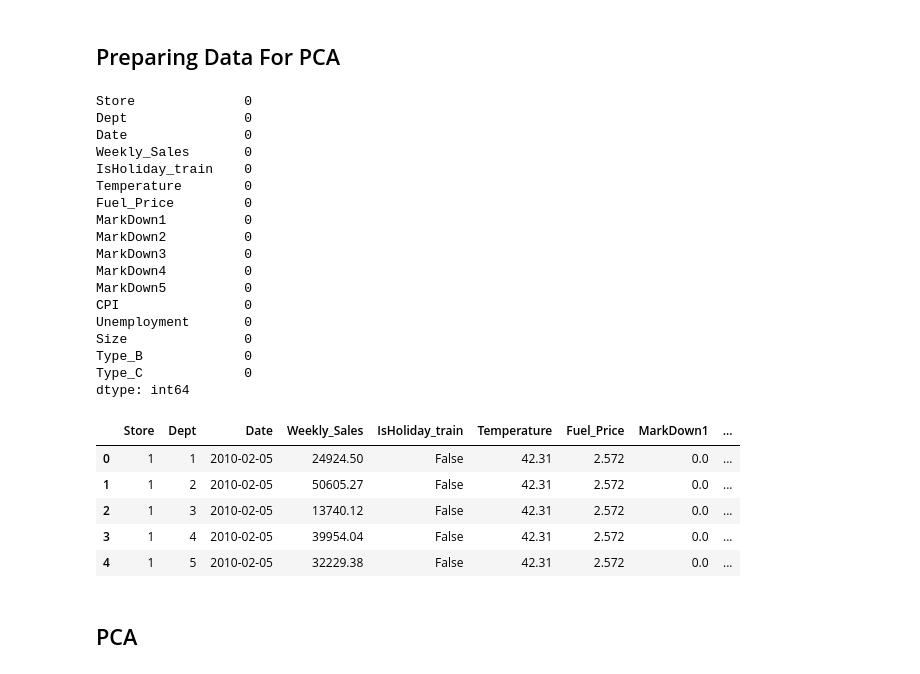
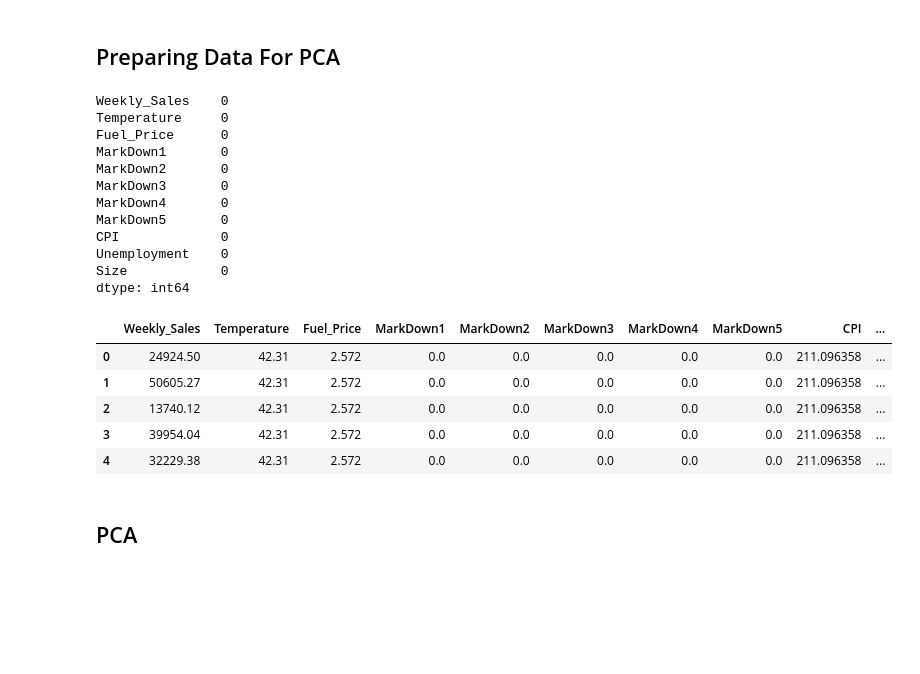
Before and after one commit to dimakazlouski/Walmart-Sales-Forecasting, a Jupyter notebook: Notebooks/01_Data_Exploration.ipynb, the cells around one changed output. Drawn from its saved outputs; the diff is of its cells as text; code cells hidden in the pictures; blank space fills up the shorter version.

```diff
--- a/Notebooks/01_Data_Exploration.ipynb
+++ b/Notebooks/01_Data_Exploration.ipynb
@@ -88,6 +88,10 @@ IsHoliday
 False    391909
 True      29661
 Name: count, dtype: int64
+# %%
+# Ensuring 'Date' columns are of datetime type
+train_df['Date'] = pd.to_datetime(train_df['Date'])
+features_df['Date'] = pd.to_datetime(features_df['Date'])
 # %% [markdown]
 Weekly Sales = Weekly Sales for a given department in a given store
 # %%
@@ -243,8 +247,14 @@ Confirming there isn't a huge difference between sales during non-holiday and ho
 
 MarkDowns represent different types of discounts Walmart applies to products.
 # %%
+# Convert 'Date' column to datetime if it's not already
+features_df['Date'] = pd.to_datetime(features_df['Date'])
+
+# Filter for one year (2012)
+filtered_df = features_df[(features_df['Date'] >= '2012-01-01') & (features_df['Date'] <= '2012-12-31')]
+
 # Resample data by week to get weekly sums or averages
-weekly_data = filtered_data.set_index('Date').resample('W').sum()
+weekly_data = filtered_df.set_index('Date').resample('W').sum()
 
 # Plot markdowns week-to-week
 weekly_data[['MarkDown1', 'MarkDown2', 'MarkDown3', 'MarkDown4', 'MarkDown5']].plot(figsize=(10,6))
@@ -354,54 +364,49 @@ plt.show()
 # %% [markdown]
 ## Preparing Data For PCA
 # %%
-# Merging the train, features, and stores datasets
+# Step 1: Merging the train, features, and stores datasets
 merged_df = pd.merge(train_df, features_df, on=['Store', 'Date'], suffixes=('_train', '_features'))
 merged_df = pd.merge(merged_df, stores_df, on='Store')
 
-# Handling the duplicate 'IsHoliday' column
+# Step 2: Handling the duplicate 'IsHoliday' column (dropping one)
 merged_df = merged_df.drop(columns=['IsHoliday_features'])
 
-# Filling missing values- MarkDown columns with 0 (as missing likely means no markdown)
+# Step 3: Filling missing values - MarkDown columns with 0 (as missing likely means no markdown)
 markdown_cols = ['MarkDown1', 'MarkDown2', 'MarkDown3', 'MarkDown4', 'MarkDown5']
 merged_df[markdown_cols] = merged_df[markdown_cols].fillna(0)
 
-# Filling missing values for other numerical columns with the mean
+# Step 4: Filling missing values for other numerical columns with the mean
 numerical_cols = merged_df.select_dtypes(include=['float64', 'int64']).columns
 merged_df[numerical_cols] = merged_df[numerical_cols].fillna(merged_df[numerical_cols].mean())
 
-# Handling categorical variables- convert 'Type' into dummy variables
+# Step 5: Handling categorical variables - convert 'Type' into dummy variables
 merged_df = pd.get_dummies(merged_df, columns=['Type'], drop_first=True)
 
+# Step 6: Dropping unnecessary or redundant columns (IsHoliday_train, Store, Dept, Size)
+merged_df = merged_df.drop(columns=['IsHoliday_train', 'Store', 'Dept', 'Type_B', 'Type_C', 'Date'])
+
+# Check for missing values and display a preview of the updated dataframe
 print(merged_df.isnull().sum())
-
-#pd.set_option('display.max_rows', None)  # Set None to display all rows
-#pd.set_option('display.max_columns', None)  # Set None to display all columns
 merged_df.head()
 # %% [output]
-Store              0
-Dept               0
-Date               0
-Weekly_Sales       0
-IsHoliday_train    0
-Temperature        0
-Fuel_Price         0
-MarkDown1          0
-MarkDown2          0
-MarkDown3          0
-MarkDown4          0
-MarkDown5          0
-CPI                0
-Unemployment       0
-Size               0
-Type_B             0
-Type_C             0
+Weekly_Sales    0
+Temperature     0
+Fuel_Price      0
+MarkDown1       0
+MarkDown2       0
+MarkDown3       0
+MarkDown4       0
+MarkDown5       0
+CPI             0
+Unemployment    0
+Size            0
 dtype: int64
-|  | Store | Dept | Date | Weekly_Sales | IsHoliday_train | Temperature | Fuel_Price | MarkDown1 | ... |
-| 0 | 1 | 1 | 2010-02-05 | 24924.50 | False | 42.31 | 2.572 | 0.0 | ... |
-| 1 | 1 | 2 | 2010-02-05 | 50605.27 | False | 42.31 | 2.572 | 0.0 | ... |
-| 2 | 1 | 3 | 2010-02-05 | 13740.12 | False | 42.31 | 2.572 | 0.0 | ... |
-| 3 | 1 | 4 | 2010-02-05 | 39954.04 | False | 42.31 | 2.572 | 0.0 | ... |
-| 4 | 1 | 5 | 2010-02-05 | 32229.38 | False | 42.31 | 2.572 | 0.0 | ... |
+|  | Weekly_Sales | Temperature | Fuel_Price | MarkDown1 | MarkDown2 | MarkDown3 | MarkDown4 | MarkDown5 | CPI | ... |
+| 0 | 24924.50 | 42.31 | 2.572 | 0.0 | 0.0 | 0.0 | 0.0 | 0.0 | 211.096358 | ... |
+| 1 | 50605.27 | 42.31 | 2.572 | 0.0 | 0.0 | 0.0 | 0.0 | 0.0 | 211.096358 | ... |
+| 2 | 13740.12 | 42.31 | 2.572 | 0.0 | 0.0 | 0.0 | 0.0 | 0.0 | 211.096358 | ... |
+| 3 | 39954.04 | 42.31 | 2.572 | 0.0 | 0.0 | 0.0 | 0.0 | 0.0 | 211.096358 | ... |
+| 4 | 32229.38 | 42.31 | 2.572 | 0.0 | 0.0 | 0.0 | 0.0 | 0.0 | 211.096358 | ... |
 # %% [markdown]
 ## PCA
 # %%
```
Also changed, not shown: parts of 8 cells of this notebook.
